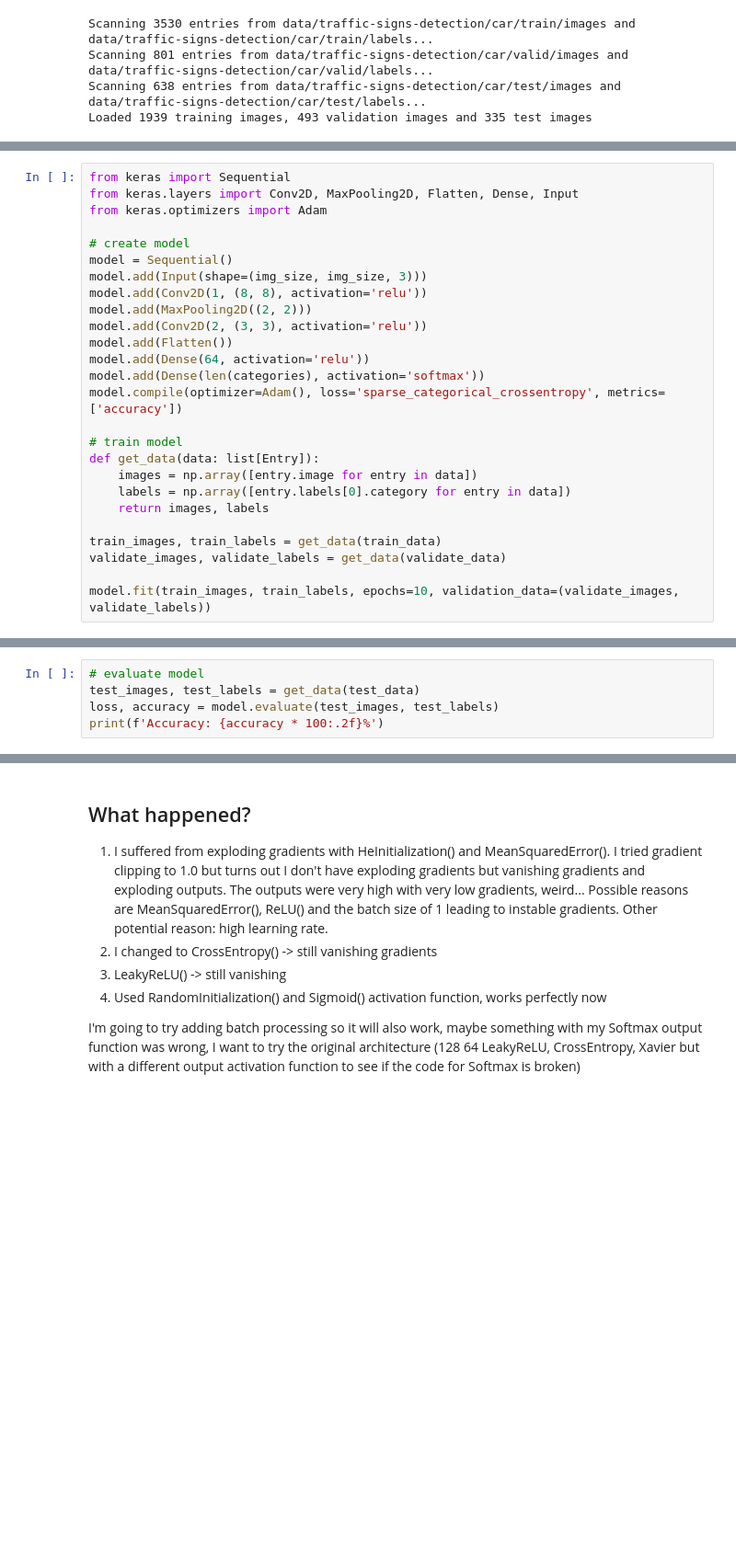
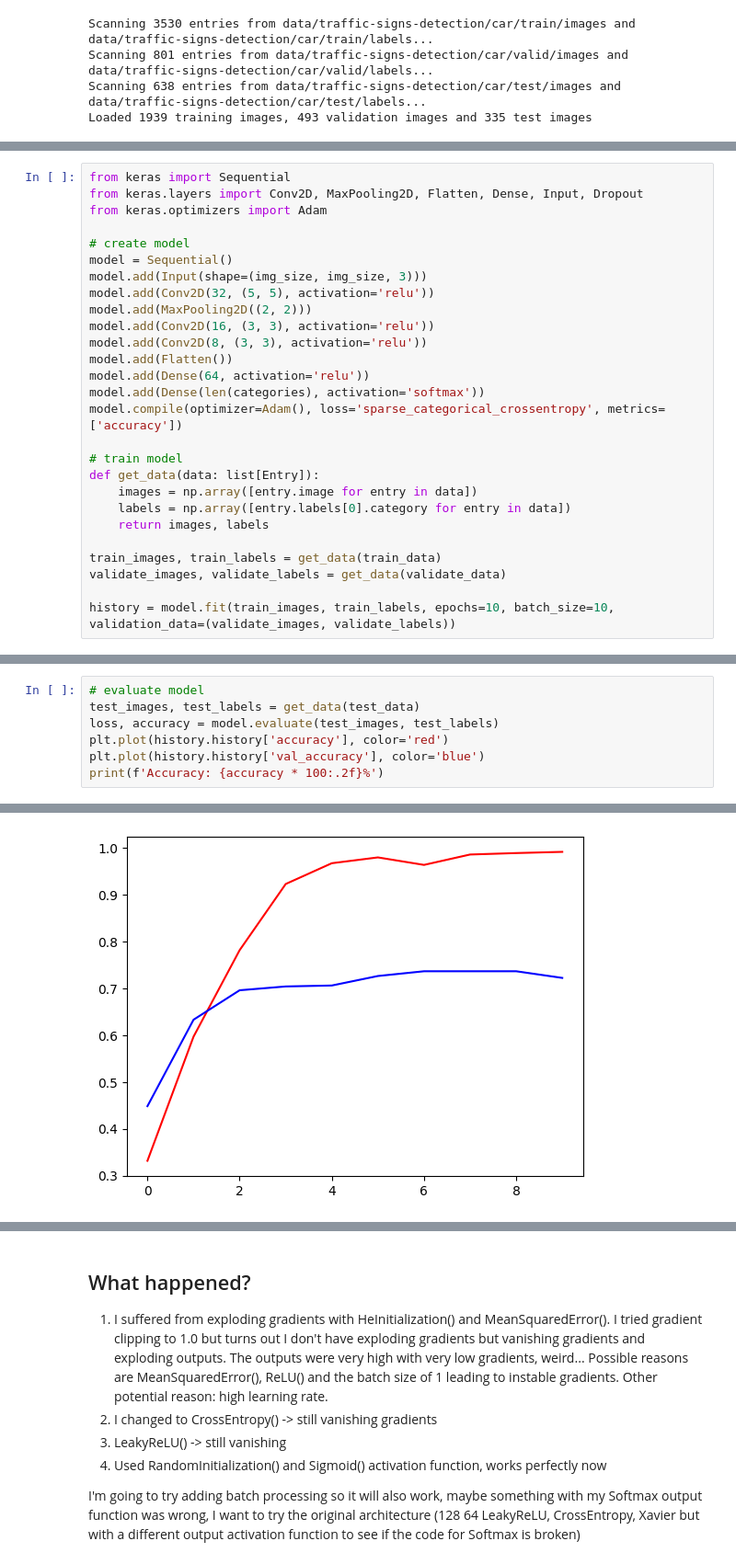
Before and after one commit to flerovium11/ai-research, a Jupyter notebook: research.ipynb, the cells around one changed output, grey strips where cells are left out. Shown: that part at 92% size. Drawn from its saved outputs; the diff is of its cells as text; blank space fills up the shorter version.

```diff
--- a/research.ipynb
+++ b/research.ipynb
@@ -227,14 +181,15 @@ Traceback (most recent call last):
 # %%
 from keras import Sequential
-from keras.layers import Conv2D, MaxPooling2D, Flatten, Dense, Input
+from keras.layers import Conv2D, MaxPooling2D, Flatten, Dense, Input, Dropout
 from keras.optimizers import Adam
 
 # create model
 model = Sequential()
 model.add(Input(shape=(img_size, img_size, 3)))
-model.add(Conv2D(1, (8, 8), activation='relu'))
+model.add(Conv2D(32, (5, 5), activation='relu'))
 model.add(MaxPooling2D((2, 2)))
-model.add(Conv2D(2, (3, 3), activation='relu'))
+model.add(Conv2D(16, (3, 3), activation='relu'))
+model.add(Conv2D(8, (3, 3), activation='relu'))
 model.add(Flatten())
 model.add(Dense(64, activation='relu'))
 model.add(Dense(len(categories), activation='softmax'))
@@ -249,4 +204,4 @@ def get_data(data: list[Entry]):
 train_images, train_labels = get_data(train_data)
 validate_images, validate_labels = get_data(validate_data)
 
-model.fit(train_images, train_labels, epochs=10, validation_data=(validate_images, validate_labels))
+history = model.fit(train_images, train_labels, epochs=10, batch_size=10, validation_data=(validate_images, validate_labels))
@@ -254,5 +231,7 @@ model.fit(train_images, train_labels, epochs=10, validation_data=(validate_image
 # evaluate model
 test_images, test_labels = get_data(test_data)
 loss, accuracy = model.evaluate(test_images, test_labels)
+plt.plot(history.history['accuracy'], color='red')
+plt.plot(history.history['val_accuracy'], color='blue')
 print(f'Accuracy: {accuracy * 100:.2f}%')
 # %% [output]
@@ -260,0 +240 @@ Accuracy: 59.70%
+[figure, added]
```
Also changed, not shown: parts of 6 cells of this notebook, 2 other files.
